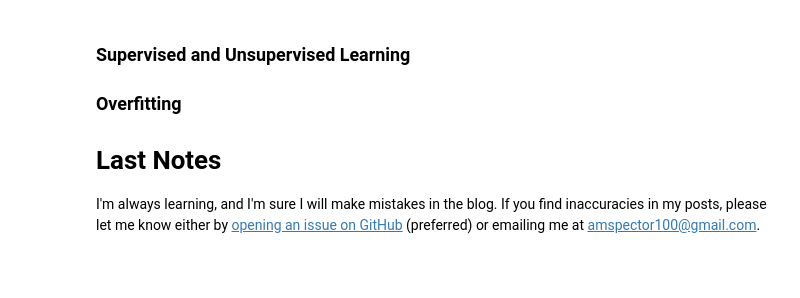
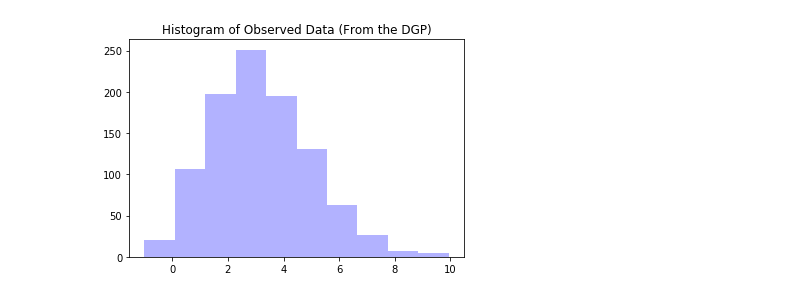
Before and after one commit to amspector100/amspector100.github.io, a Jupyter notebook: ipython/2018-09-17-introduction.ipynb, the cells around one changed output. Saved outputs shown, nothing was run; the diff lists cells and outputs as text; code cells hidden in the pictures; blank space fills up the shorter version.

```diff
--- a/ipython/2018-09-17-introduction.ipynb
+++ b/ipython/2018-09-17-introduction.ipynb
@@ -63,16 +200,13 @@ Unfortunately, we don't usually know the values of parameters we're interested i
 # %%
-import numpy as np
 np.random.seed(210)
 
 # Simulate data w random noise
-true_lambda = 457 + np.pi
-data = np.random.poisson(true_lambda, size = 1000)
-data = data + 50 * np.random.randn(size = 1000)
+num_samples = 1000
+true_lambda = np.pi
+data = np.random.poisson(true_lambda, size = num_samples)
+data = data + 0.5*np.random.randn(num_samples)
+plt.hist(data, color = 'blue', alpha = 0.3)
+plt.title("Histogram of Observed Data (From the DGP)")
+plt.show()
+# %% [output]
+[figure, added]
-# %% [markdown]
-### Supervised and Unsupervised Learning
-
-### Overfitting
-
-# Last Notes
-
-I'm always learning, and I'm sure I will make mistakes in the blog. If you find inaccuracies in my posts, please let me know either by [opening an issue on GitHub](https://github.com/amspector100/amspector100.github.io) (preferred) or emailing me at amspector100@gmail.com.
```
Also changed, not shown: parts of 19 cells of this notebook, 14 other files.
